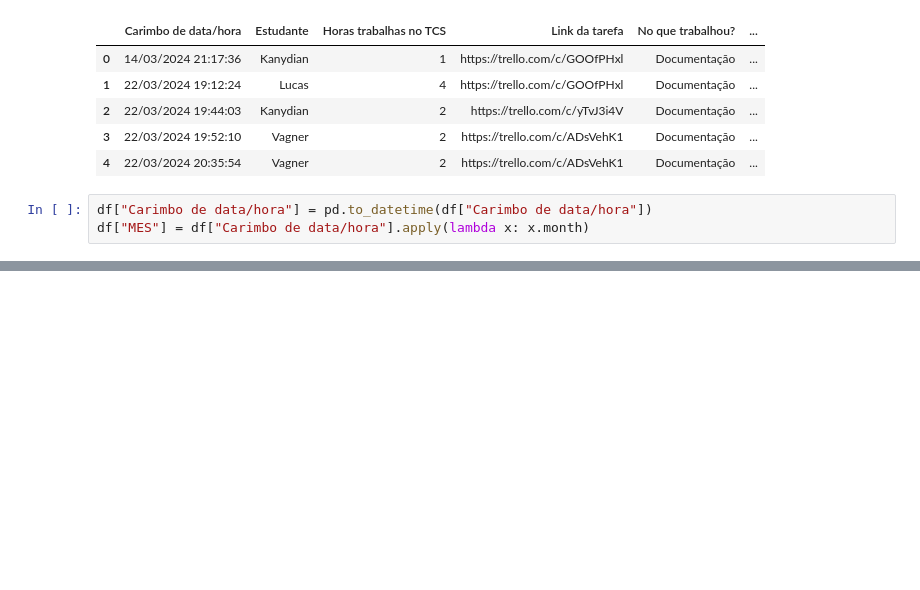
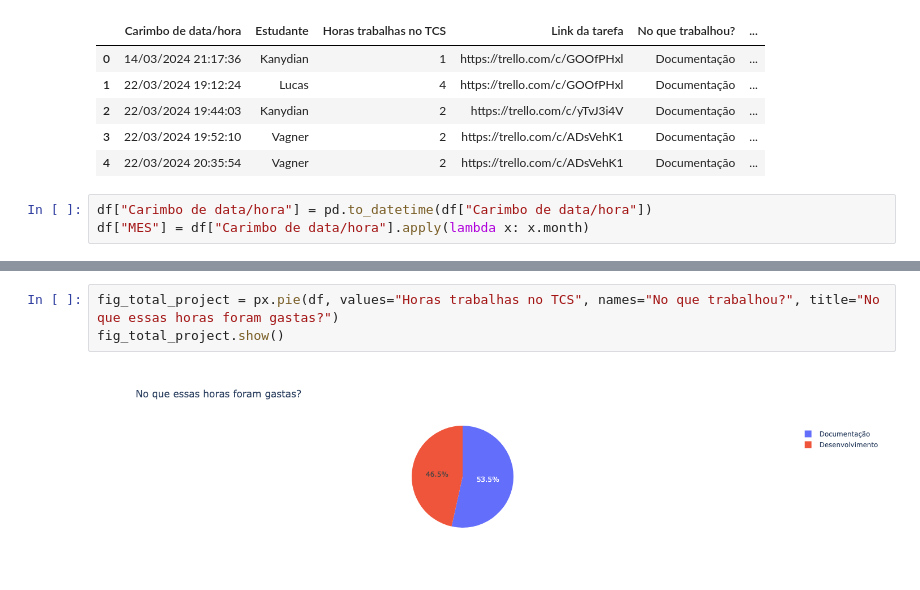
Before and after one commit to kanyesteves/analisesHorasTCS, a Jupyter notebook: notebook.ipynb, the cells around one changed output, grey strips where cells are left out. Drawn from its saved outputs; the diff is of its cells as text; blank space fills up the shorter version.

```diff
--- a/notebook.ipynb
+++ b/notebook.ipynb
@@ -49,0 +50,5 @@ fig_hours_month.show()
+# %%
+fig_total_project = px.pie(df, values="Horas trabalhas no TCS", names="No que trabalhou?", title="No que essas horas foram gastas?")
+fig_total_project.show()
+# %% [output]
+[figure, added]
```
Also changed, not shown: parts of 2 cells of this notebook.
